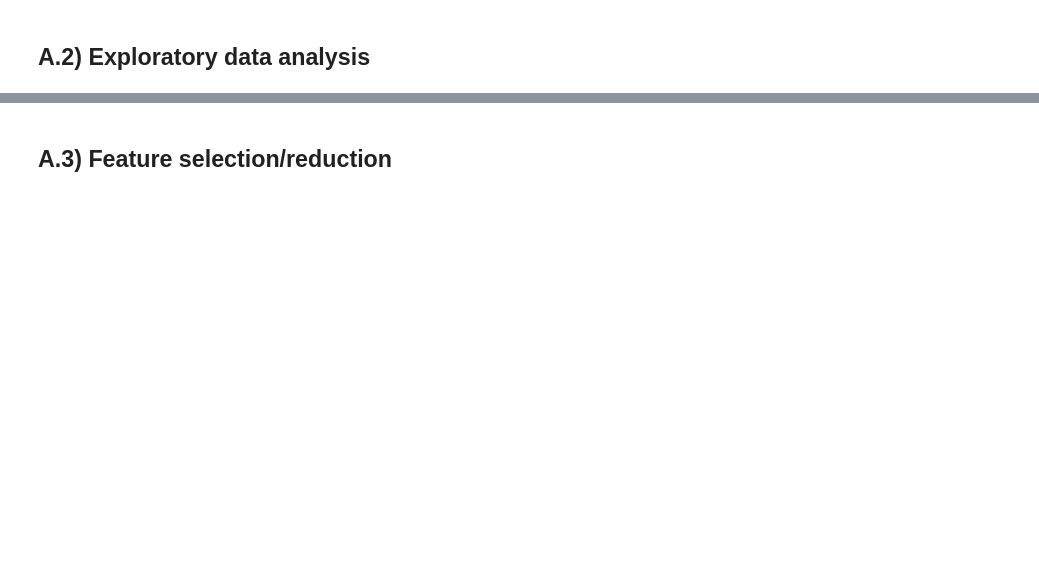
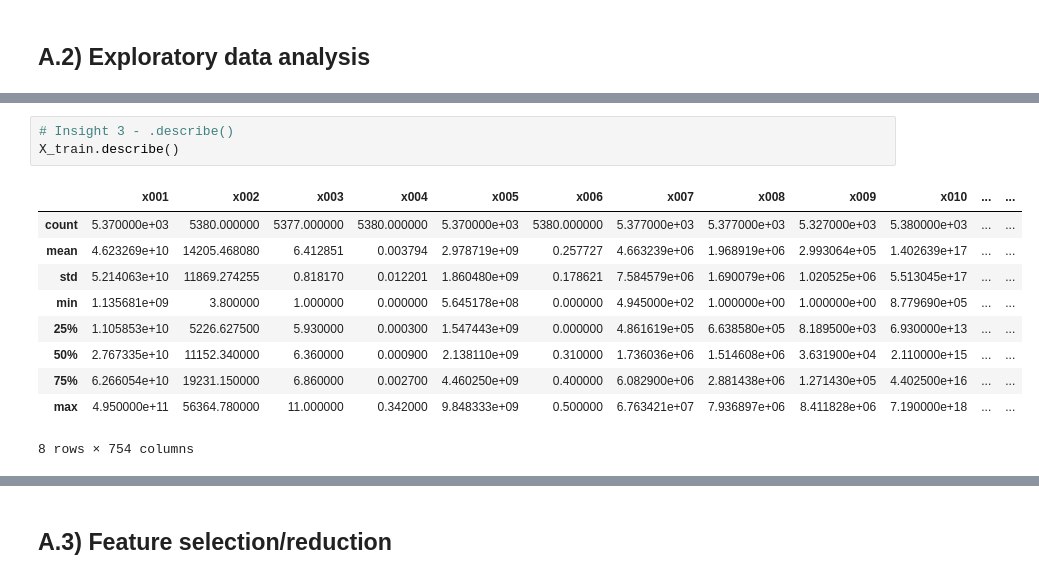
Before and after one commit to ada-zhong/STAT-390-Project, a Jupyter notebook: Kaggle-Ada/Kaggle Report 390.ipynb, the cells around one changed output, grey strips where cells are left out. Cells and saved outputs as stored; diff of their text form; blank space fills up the shorter version.

```diff
--- a/Kaggle-Ada/Kaggle Report 390.ipynb
+++ b/Kaggle-Ada/Kaggle Report 390.ipynb
@@ -35,0 +184,14 @@ Mention any major insights you obtained from the data, which you used to develop
+# %%
+# Insight 3 - .describe()
+X_train.describe()
+# %% [output]
+|  | x001 | x002 | x003 | x004 | x005 | x006 | x007 | x008 | x009 | x010 | ... | ... |
+| count | 5.370000e+03 | 5380.000000 | 5377.000000 | 5380.000000 | 5.370000e+03 | 5380.000000 | 5.377000e+03 | 5.377000e+03 | 5.327000e+03 | 5.380000e+03 | ... | ... |
+| mean | 4.623269e+10 | 14205.468080 | 6.412851 | 0.003794 | 2.978719e+09 | 0.257727 | 4.663239e+06 | 1.968919e+06 | 2.993064e+05 | 1.402639e+17 | ... | ... |
+| std | 5.214063e+10 | 11869.274255 | 0.818170 | 0.012201 | 1.860480e+09 | 0.178621 | 7.584579e+06 | 1.690079e+06 | 1.020525e+06 | 5.513045e+17 | ... | ... |
+| min | 1.135681e+09 | 3.800000 | 1.000000 | 0.000000 | 5.645178e+08 | 0.000000 | 4.945000e+02 | 1.000000e+00 | 1.000000e+00 | 8.779690e+05 | ... | ... |
+| 25% | 1.105853e+10 | 5226.627500 | 5.930000 | 0.000300 | 1.547443e+09 | 0.000000 | 4.861619e+05 | 6.638580e+05 | 8.189500e+03 | 6.930000e+13 | ... | ... |
+| 50% | 2.767335e+10 | 11152.340000 | 6.360000 | 0.000900 | 2.138110e+09 | 0.310000 | 1.736036e+06 | 1.514608e+06 | 3.631900e+04 | 2.110000e+15 | ... | ... |
+| 75% | 6.266054e+10 | 19231.150000 | 6.860000 | 0.002700 | 4.460250e+09 | 0.400000 | 6.082900e+06 | 2.881438e+06 | 1.271430e+05 | 4.402500e+16 | ... | ... |
+| max | 4.950000e+11 | 56364.780000 | 11.000000 | 0.342000 | 9.848333e+09 | 0.500000 | 6.763421e+07 | 7.936897e+06 | 8.411828e+06 | 7.190000e+18 | ... | ... |
+8 rows × 754 columns
```
Also changed, not shown: parts of 19 cells of this notebook, 13 other files.
